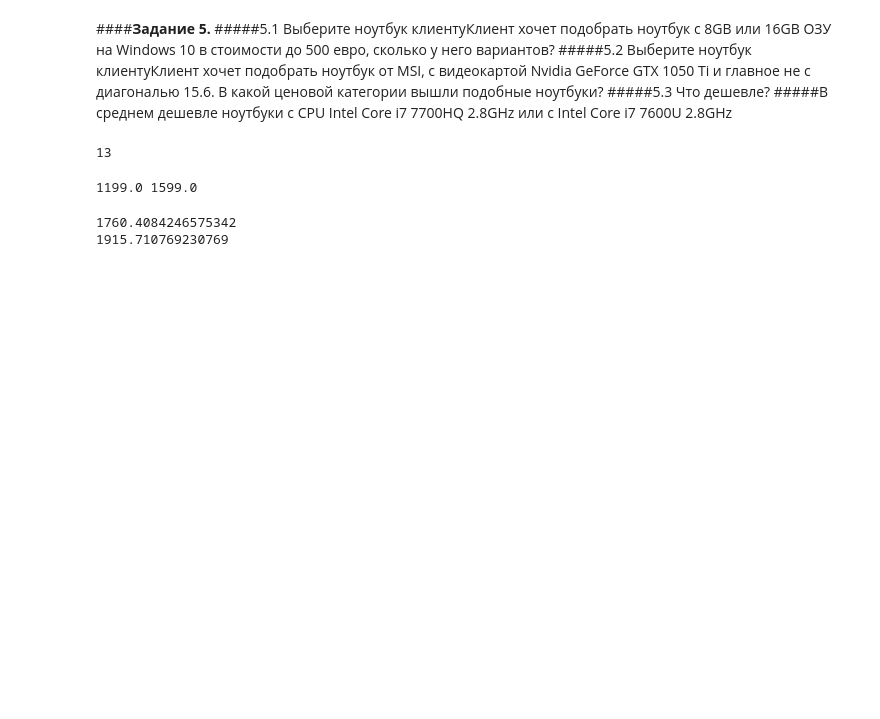
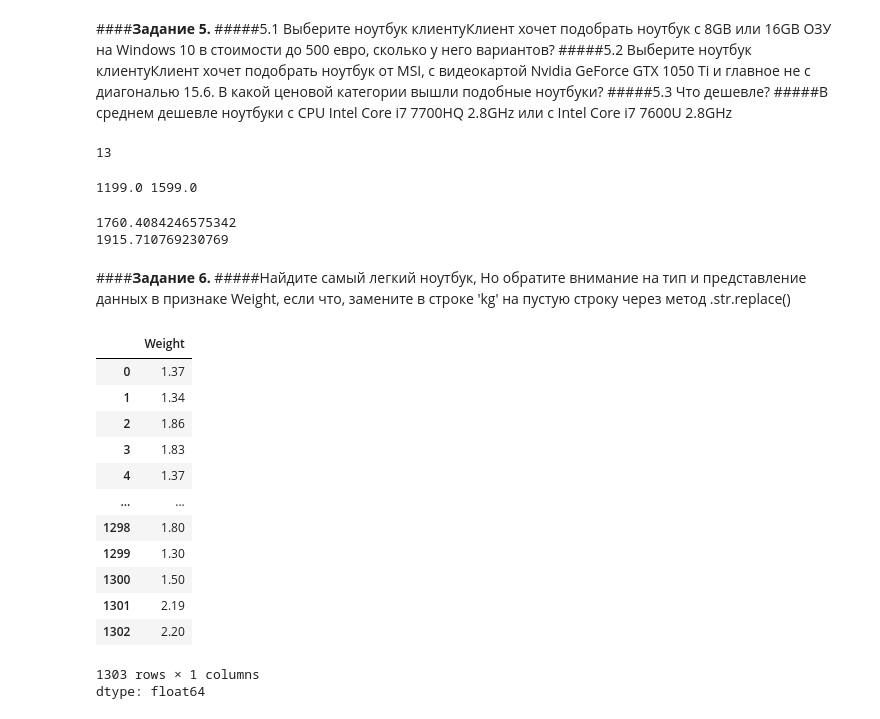
Before and after one commit to Globnsk/PYTHON, a Jupyter notebook: Sem2.ipynb, the cells around one changed output. Cells and saved outputs as stored; diff of their text form; code cells hidden in the pictures; blank space fills up the shorter version.

```diff
--- a/Sem2.ipynb
+++ b/Sem2.ipynb
@@ -186,3 +186,6 @@ print(df[df['Cpu'] == 'Intel Core i7 7600U 2.8GHz']['Price_euros'].mean())
 # %% [output]
 1760.4084246575342
 1915.710769230769
+# %% [markdown]
+####**Задание 6.**
+#####Найдите самый легкий ноутбук, Но обратите внимание на тип и представление данных в признаке Weight, если что, замените в строке 'kg' на пустую строку через метод .str.replace()
@@ -188,0 +194,17 @@ print(df[df['Cpu'] == 'Intel Core i7 7600U 2.8GHz']['Price_euros'].mean())
+# %%
+df['Weight']
+# %% [output]
+|  | Weight |
+| 0 | 1.37 |
+| 1 | 1.34 |
+| 2 | 1.86 |
+| 3 | 1.83 |
+| 4 | 1.37 |
+| ... | ... |
+| 1298 | 1.80 |
+| 1299 | 1.30 |
+| 1300 | 1.50 |
+| 1301 | 2.19 |
+| 1302 | 2.20 |
+1303 rows × 1 columns
+dtype: float64
```
Also changed, not shown: parts of 3 cells of this notebook.
